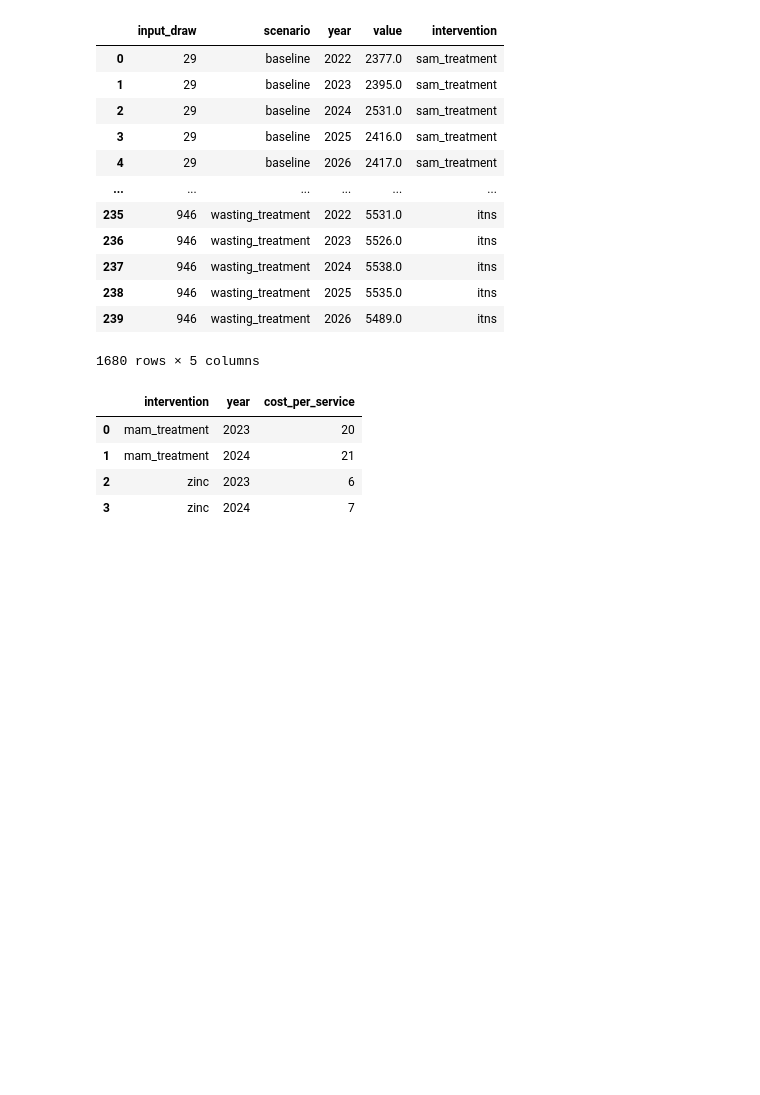
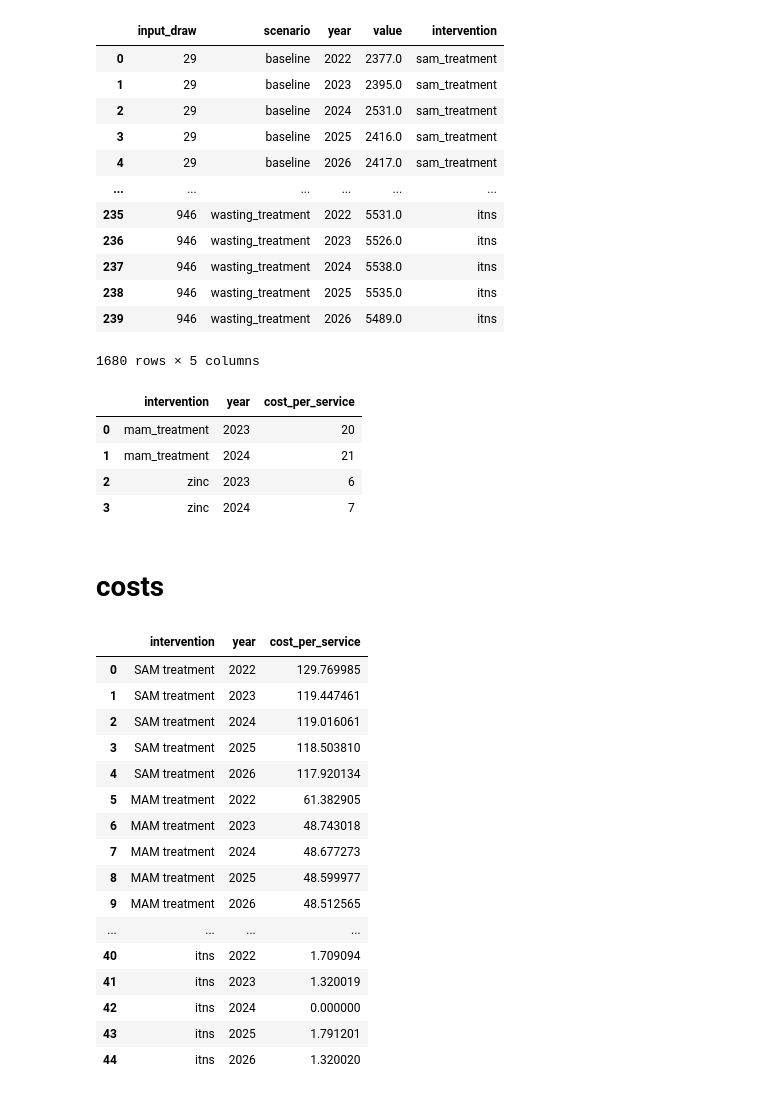
Before and after one commit to ihmeuw/vivarium_research_ciff_sam, a Jupyter notebook: results/5.3.3_intervention_counts.ipynb, the cells around one changed output. Saved outputs shown, nothing was run; the diff lists cells and outputs as text; code cells hidden in the pictures; blank space fills up the shorter version.

```diff
--- a/results/5.3.3_intervention_counts.ipynb
+++ b/results/5.3.3_intervention_counts.ipynb
@@ -240,3 +247,27 @@ costs
 | 1 | mam_treatment | 2024 | 21 |
 | 2 | zinc | 2023 | 6 |
 | 3 | zinc | 2024 | 7 |
+# %% [markdown]
+# costs
+# %%
+costs = pd.read_csv('ciff_costs_OHT.csv')
+costs
+# read in the costs dataframe, costs per service derived from OHT
+# %% [output]
+|  | intervention | year | cost_per_service |
+| 0 | SAM treatment | 2022 | 129.769985 |
+| 1 | SAM treatment | 2023 | 119.447461 |
+| 2 | SAM treatment | 2024 | 119.016061 |
+| 3 | SAM treatment | 2025 | 118.503810 |
+| 4 | SAM treatment | 2026 | 117.920134 |
+| 5 | MAM treatment | 2022 | 61.382905 |
+| 6 | MAM treatment | 2023 | 48.743018 |
+| 7 | MAM treatment | 2024 | 48.677273 |
+| 8 | MAM treatment | 2025 | 48.599977 |
+| 9 | MAM treatment | 2026 | 48.512565 |
+| ... | ... | ... | ... |
+| 40 | itns | 2022 | 1.709094 |
+| 41 | itns | 2023 | 1.320019 |
+| 42 | itns | 2024 | 0.000000 |
+| 43 | itns | 2025 | 1.791201 |
+| 44 | itns | 2026 | 1.320020 |
```
Also changed, not shown: parts of 5 cells of this notebook.
